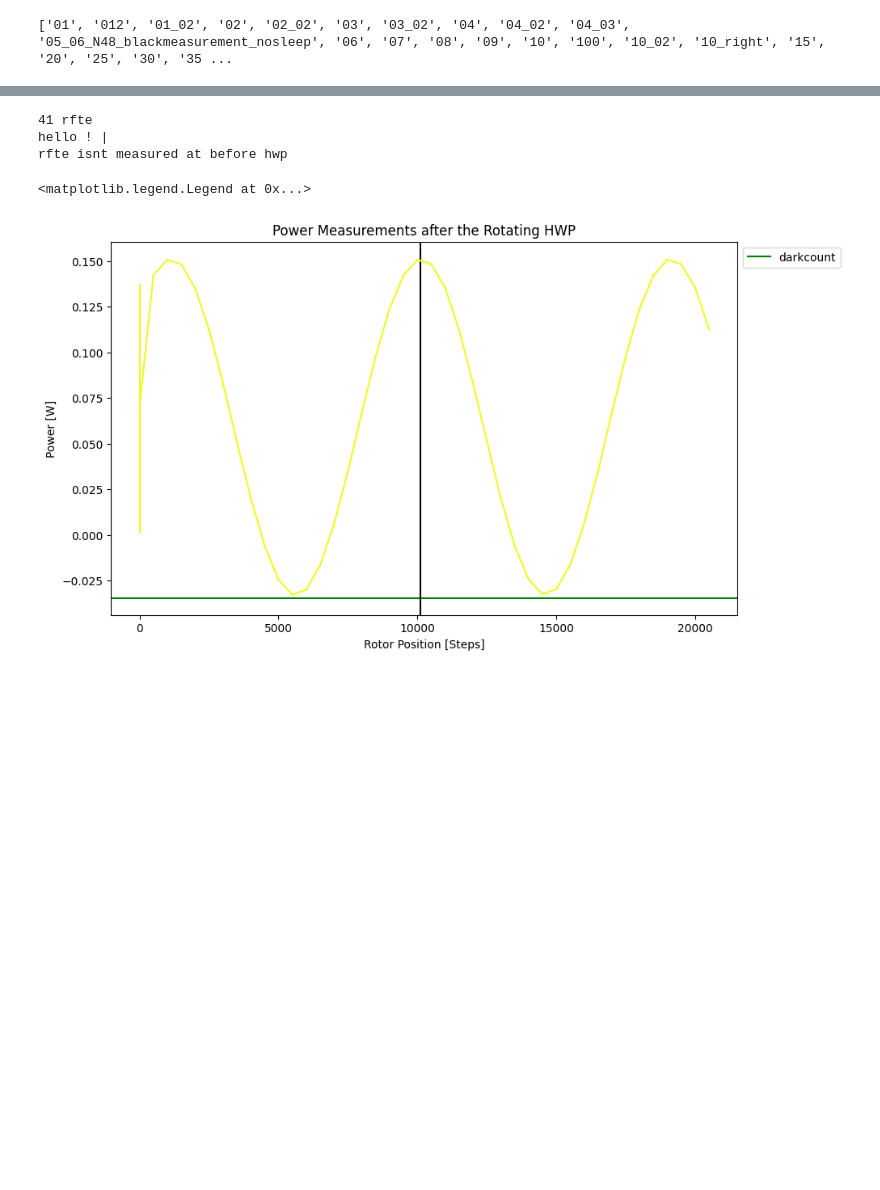
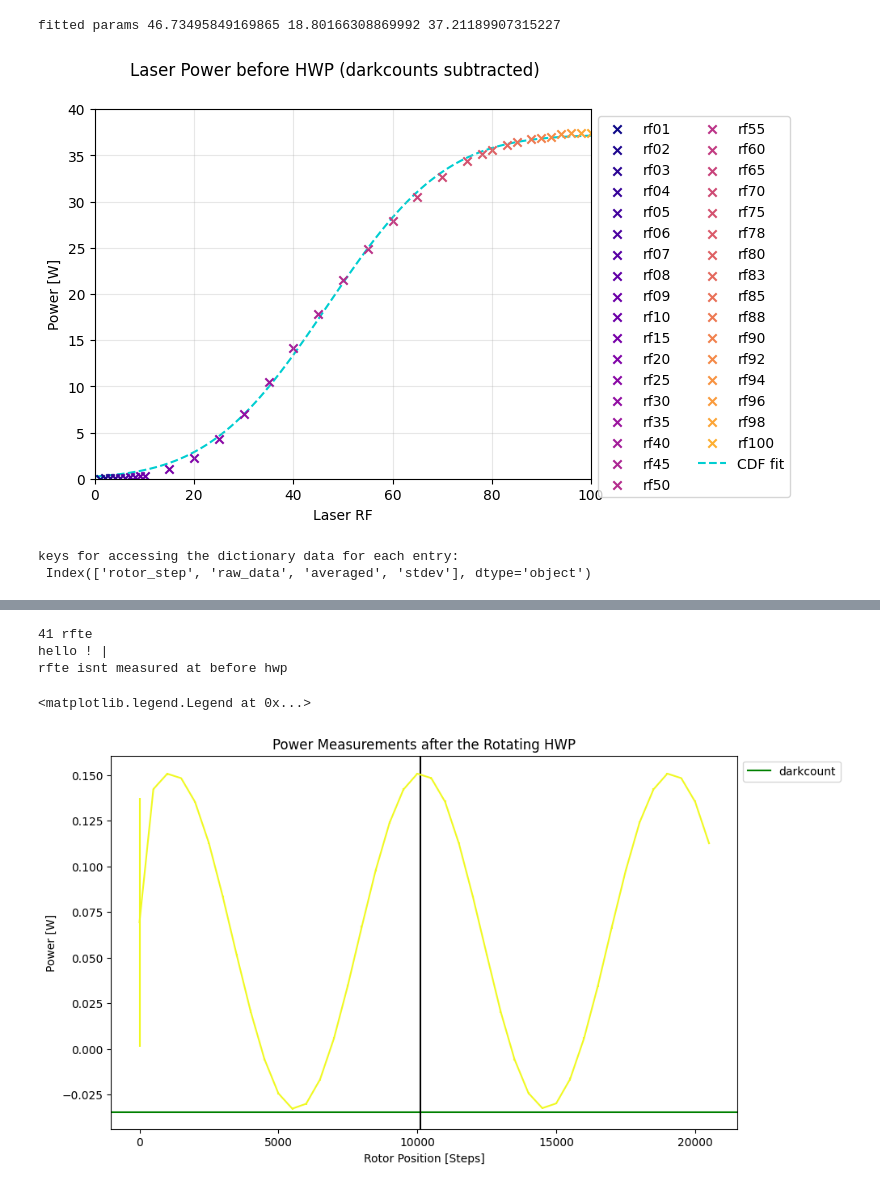
Before and after one commit to JuffmannLab/Fieldmax, a Jupyter notebook: quick_plotter.ipynb, the cells around one changed output, grey strips where cells are left out. Drawn from its saved outputs; the diff is of its cells as text; code cells hidden in the pictures; blank space fills up the shorter version.

```diff
--- a/quick_plotter.ipynb
+++ b/quick_plotter.ipynb
@@ -118,9 +225,42 @@ Text(0.5, 0.98, 'Power before HWP')
+# %%
+def cdf(x, A, B, C):
+    res  =  C * scipy.stats.norm(A,B).cdf(x)
+    return res
+# %%
+x_fit = np.linspace(0, 100, 100)
+# %%
+x = []
+y = []
+
+for i, (rf, avg) in enumerate(before_hwp_avg.items()):
+    plt.scatter(int(rf[2:]), avg - darkcounts_before_avg, color = colors[i], label = rf, marker='x')
+    x.append(float(rf[2:]))
+    y.append(avg)
+    if i == 8:
+        plt.scatter(10, before_hwp_rf10, color = colors[i], marker='x', label = 'rf10')
+
+
+x.append(10)
+y.append(0.35)
+
+plt.xlabel('Laser RF')
+plt.ylabel('Power [W]')
+plt.suptitle("Laser Power before HWP (darkcounts subtracted)")
+# mu, sigma, amp = curve_fit(f = cdf, xdata = x, ydata = avg - darkcounts_before_avg, p0=[50, 20, 40])[0]
+mu, sigma, amp = curve_fit(f = cdf, xdata = x, ydata = y, p0=[50, 18, 35])[0]
+plt.plot(x_fit, cdf(x_fit, mu, sigma, amp), color ='darkturquoise', zorder = -2, linestyle = 'dashed', label = 'CDF fit')
+plt.legend(ncol = 2, bbox_to_anchor = (1,1))
+
+print('fitted params', mu, sigma, amp)
+
+plt.xlim(0,100)
+plt.ylim(0, 40)
+plt.grid(which='both', alpha = 0.3)
+plt.savefig('results/powersbeforehwp.png', bbox_inches="tight")
+# %% [output]
+fitted params 46.73495849169865 18.80166308869992 37.21189907315227
+[figure, added]
 # %%
 colors2 = cmap(np.linspace(0, 1, 42))
-# %%
-keys_after = list(after_hwp_dict.keys())
-print(keys_after)
-# %% [output]
-['01', '012', '01_02', '02', '02_02', '03', '03_02', '04', '04_02', '04_03', '05_06_N48_blackmeasurement_nosleep', '06', '07', '08', '09', '10', '100', '10_02', '10_right', '15', '20', '25', '30', '35 ...
 # %%
 # re-saving steps counts
@@ -128,3 +268,8 @@ print(keys_after)
 for i, key in enumerate(keys_after):
     after_hwp_dict[key]['rotor_step'] = after_hwp_dict[key].apply(lambda x: x['rotor_step'].split('[')[1].split(',')[0], axis = 1) #OK!
     after_hwp_dict[key]['rotor_step'] = after_hwp_dict[key]['rotor_step'].apply(lambda x: int(x))
+# %%
+print('keys for accessing the dictionary data for each entry: \n', after_hwp_dict['rf01'].keys())
+# %% [output]
+keys for accessing the dictionary data for each entry:
+ Index(['rotor_step', 'raw_data', 'averaged', 'stdev'], dtype='object')
```
Also changed, not shown: parts of 36 cells of this notebook, 2 other files.
